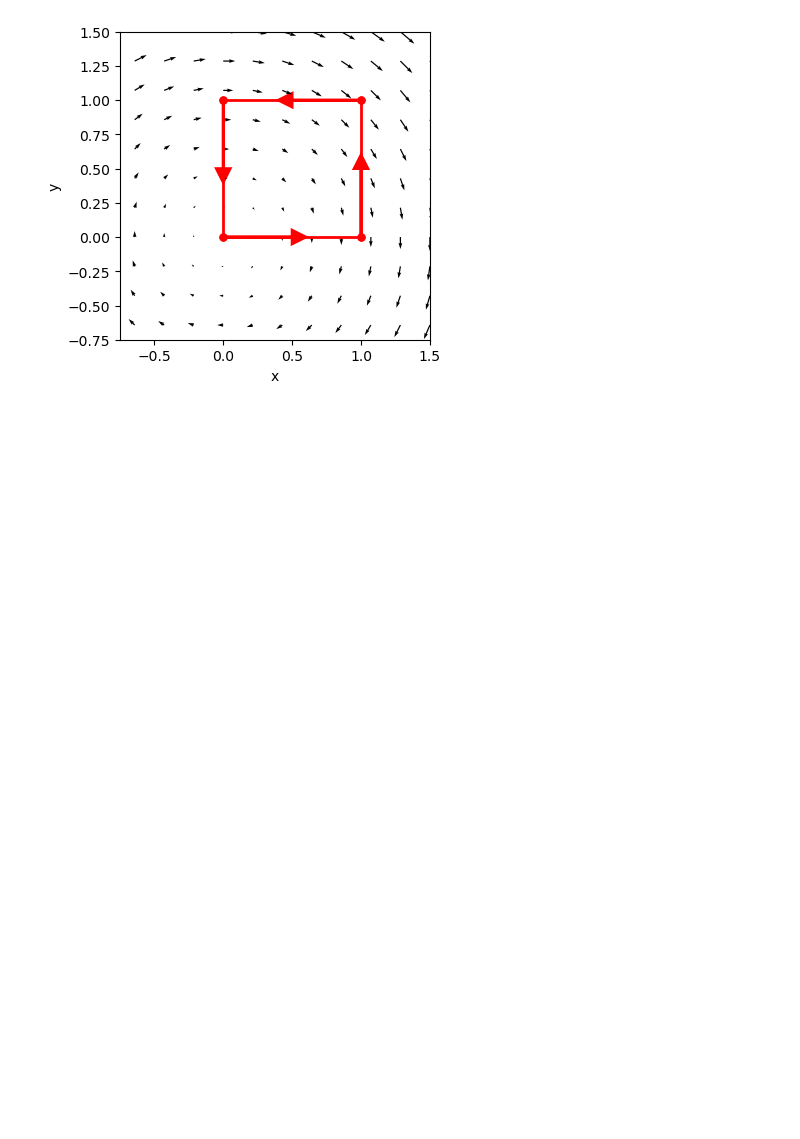
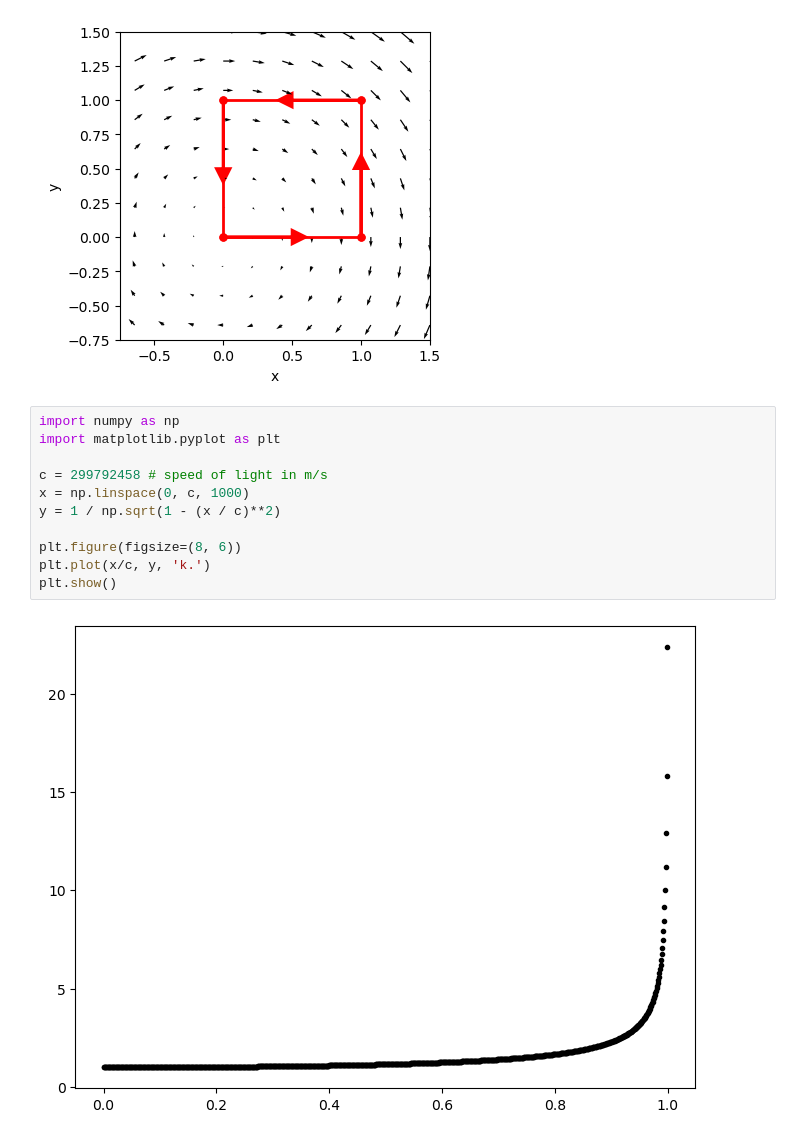
Before and after one commit to winstonDeGreef/Mechanica, a Jupyter notebook: content/howto/test.ipynb, the cells around one changed output. Saved outputs shown, nothing was run; the diff lists cells and outputs as text; blank space fills up the shorter version.

```diff
--- a/content/howto/test.ipynb
+++ b/content/howto/test.ipynb
@@ -402,3 +402,16 @@ plt.savefig('../images/StokesTheoremExample.png', dpi=300)
 plt.show()
 # %% [output]
 [figure]
+# %%
+import numpy as np
+import matplotlib.pyplot as plt
+
+c = 299792458 # speed of light in m/s
+x = np.linspace(0, c, 1000)
+y = 1 / np.sqrt(1 - (x / c)**2)
+
+plt.figure(figsize=(8, 6))
+plt.plot(x/c, y, 'k.')
+plt.show()
+# %% [output]
+[figure, added]
```
Also changed, not shown: 10 other files.
